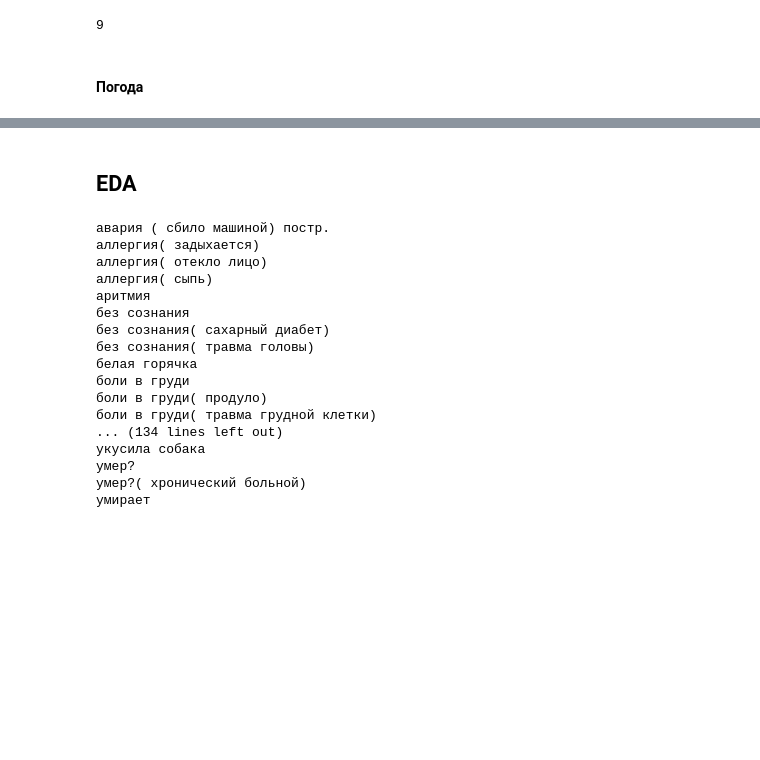
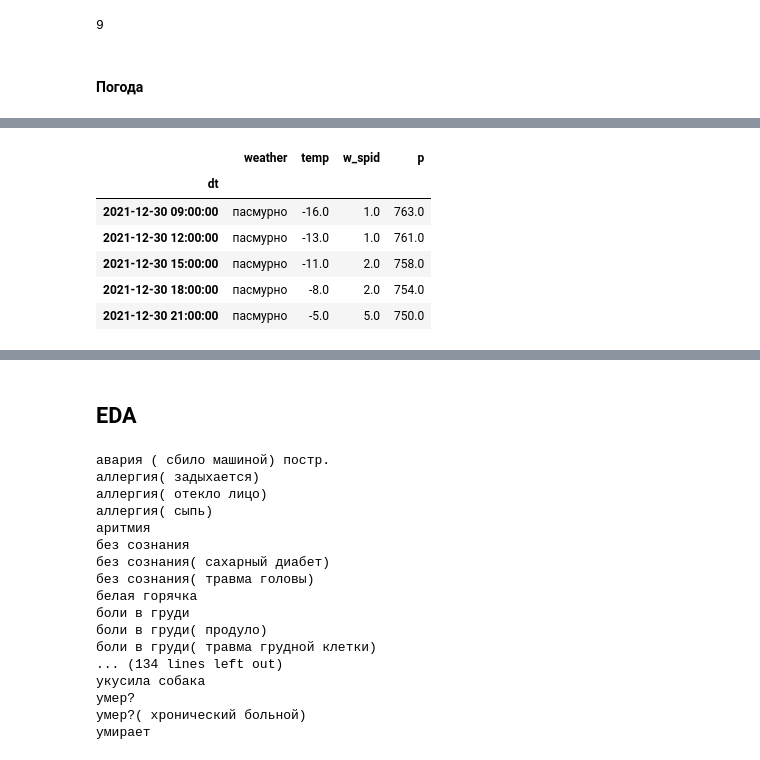
Before and after one commit to Siella/ambulance_crews, a Jupyter notebook: EDA/ICL_EDA.ipynb, the cells around one changed output, grey strips where cells are left out. Drawn from its saved outputs; the diff is of its cells as text; code cells hidden in the pictures; blank space fills up the shorter version.

```diff
--- a/EDA/ICL_EDA.ipynb
+++ b/EDA/ICL_EDA.ipynb
@@ -123,0 +127,10 @@ weather_df.head()
+# %%
+weather_df.tail()
+# %% [output]
+|  | weather | temp | w_spid | p |
+| dt |  |  |  |  |
+| 2021-12-30 09:00:00 | пасмурно | -16.0 | 1.0 | 763.0 |
+| 2021-12-30 12:00:00 | пасмурно | -13.0 | 1.0 | 761.0 |
+| 2021-12-30 15:00:00 | пасмурно | -11.0 | 2.0 | 758.0 |
+| 2021-12-30 18:00:00 | пасмурно | -8.0 | 2.0 | 754.0 |
+| 2021-12-30 21:00:00 | пасмурно | -5.0 | 5.0 | 750.0 |
```
Also changed, not shown: parts of 8 cells of this notebook.
